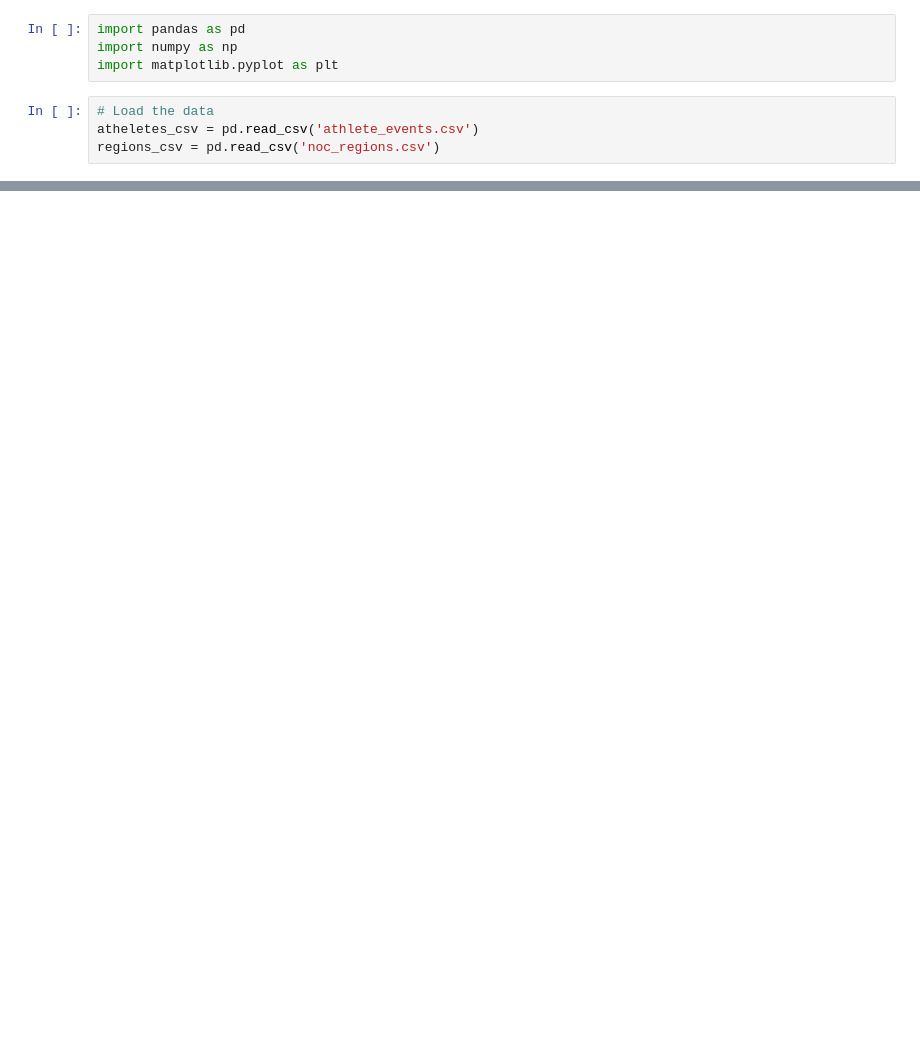
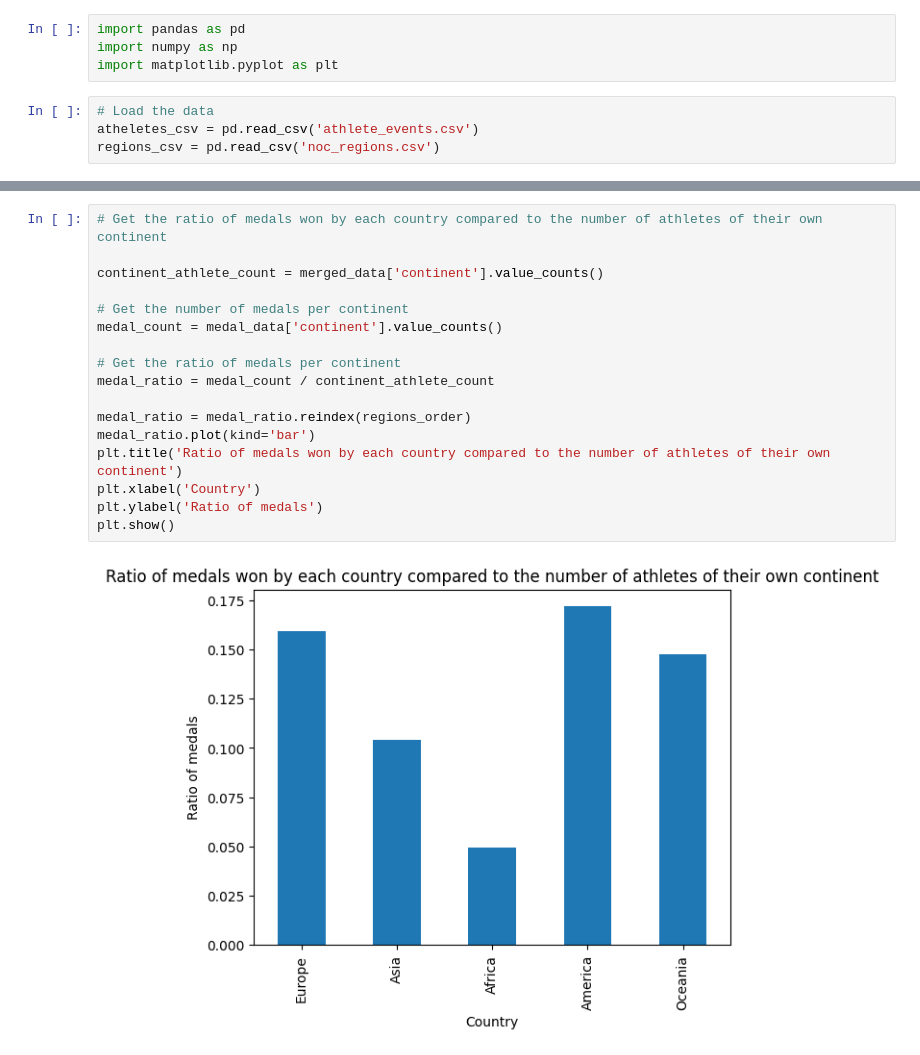
Before and after one commit to AnassTaher/data-wrangling, a Jupyter notebook: nationality.ipynb, the cells around one changed output, grey strips where cells are left out. Drawn from its saved outputs; the diff is of its cells as text; blank space fills up the shorter version.

```diff
--- a/nationality.ipynb
+++ b/nationality.ipynb
@@ -38,0 +85,19 @@ Index(['NOC', 'region', 'notes', 'continent'], dtype='object')
+# %%
+# Get the ratio of medals won by each country compared to the number of athletes of their own continent
+
+continent_athlete_count = merged_data['continent'].value_counts()
+
+# Get the number of medals per continent
+medal_count = medal_data['continent'].value_counts()
+
+# Get the ratio of medals per continent
+medal_ratio = medal_count / continent_athlete_count
+
+medal_ratio = medal_ratio.reindex(regions_order)
+medal_ratio.plot(kind='bar')
+plt.title('Ratio of medals won by each country compared to the number of athletes of their own continent')
+plt.xlabel('Country')
+plt.ylabel('Ratio of medals')
+plt.show()
+# %% [output]
+[figure, added]
```
Also changed, not shown: parts of 6 cells of this notebook.
